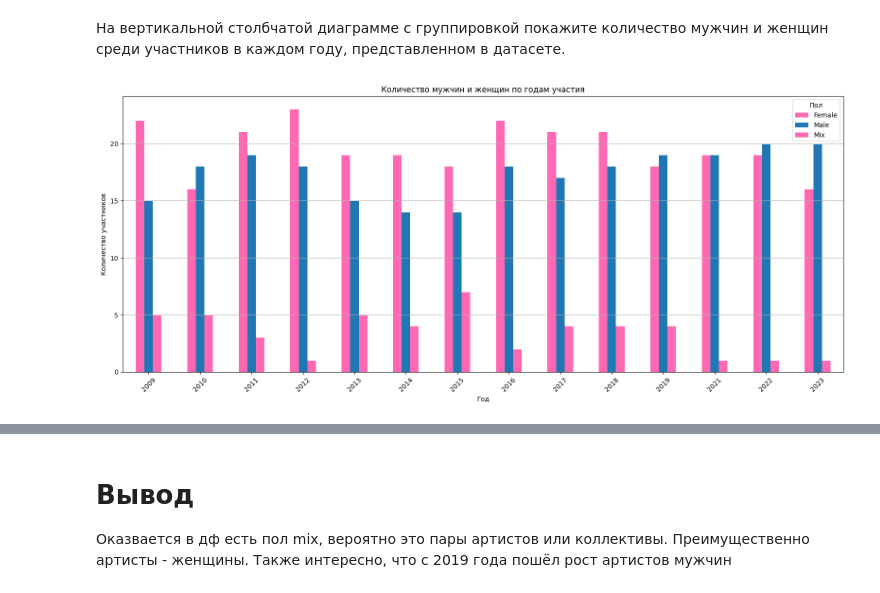
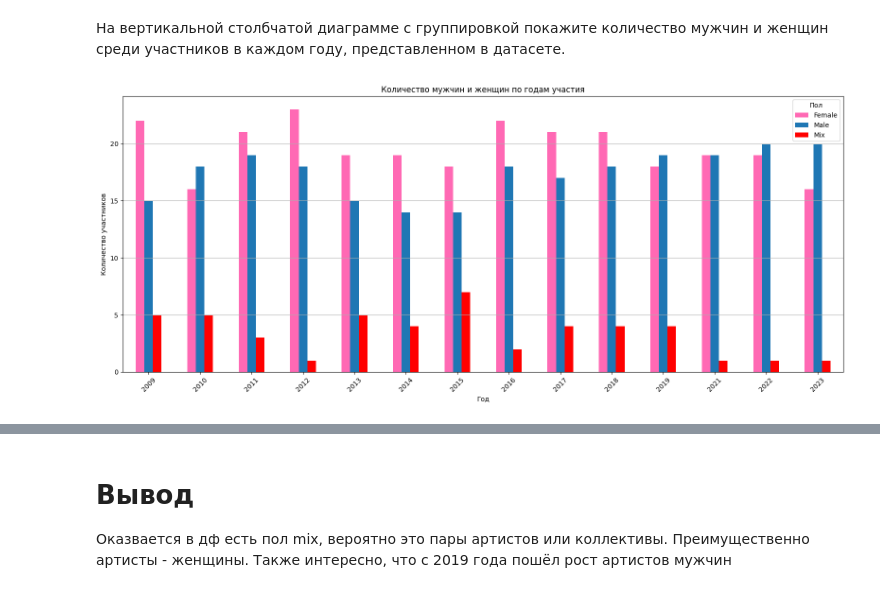
Before and after one commit to AndronIxI/cpp, a Jupyter notebook: МеВД_2_лаба.ipynb, the cells around one changed output, grey strips where cells are left out. Saved outputs shown, nothing was run; the diff lists cells and outputs as text; code cells hidden in the pictures.

```diff
--- a/МеВД_2_лаба.ipynb
+++ b/МеВД_2_лаба.ipynb
@@ -312,7 +312,7 @@ gender_counts.plot(
     kind='bar',
     figsize=(16, 7),
     title='Количество мужчин и женщин по годам участия',
-    color=['#ff69b4', '#1f77b4']
+    color=['#ff69b4', '#1f77b4', '#ff0000']
 )
 
 plt.xlabel('Год')
@@ -321,35 +321,38 @@ plt.xticks(rotation=45)
 plt.grid(True, axis='y')
 plt.legend(title='Пол')
 plt.tight_layout()
 plt.show()
 
 
 
 fig = go.Figure()
 
 for gender in gender_counts.columns:
+    if gender == 'Female': c = '#ff69b4'
+    elif gender == 'Male': c = '#1f77b4'
+    else: c = '#ff0000'
     fig.add_trace(go.Bar(
         x=gender_counts.index,
         y=gender_counts[gender],
         name=gender,
-        marker_color='#ff69b4' if gender == 'Female' else '#1f77b4'
+        marker_color=c
     ))
 
 fig.update_layout(
     title='Количество мужчин и женщин по годам участия (Plotly)',
     xaxis_title='Год',
     yaxis_title='Количество участников',
     barmode='group',
     bargap=0.15,
     bargroupgap=0.05,
     width=1500,
     height=700,
     template='simple_white'
 )
 
 fig.show()
 # %% [output]
-[figure, old version]
+[figure, new version]
 [interactive output not drawn]
 # %% [markdown]
 # Вывод
```
